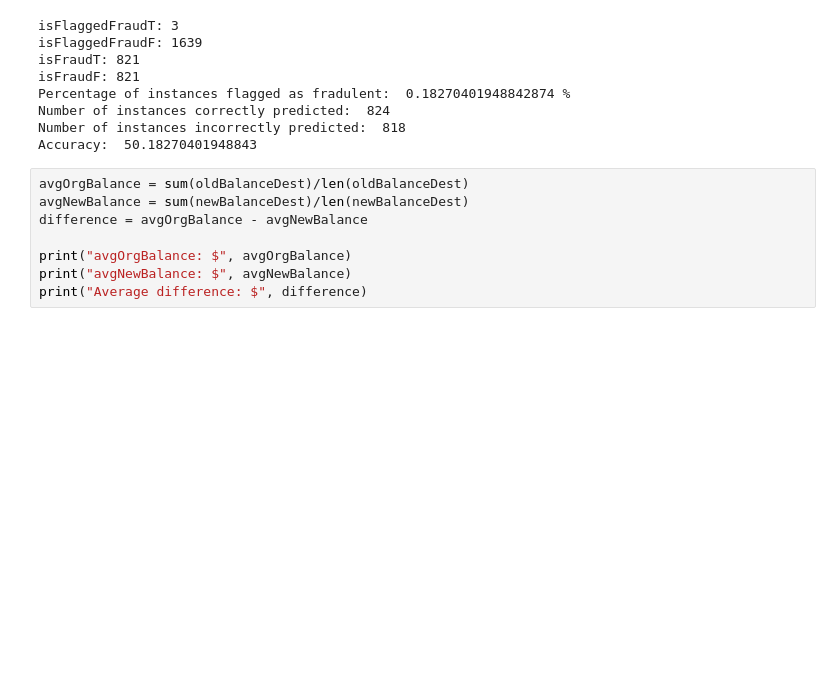
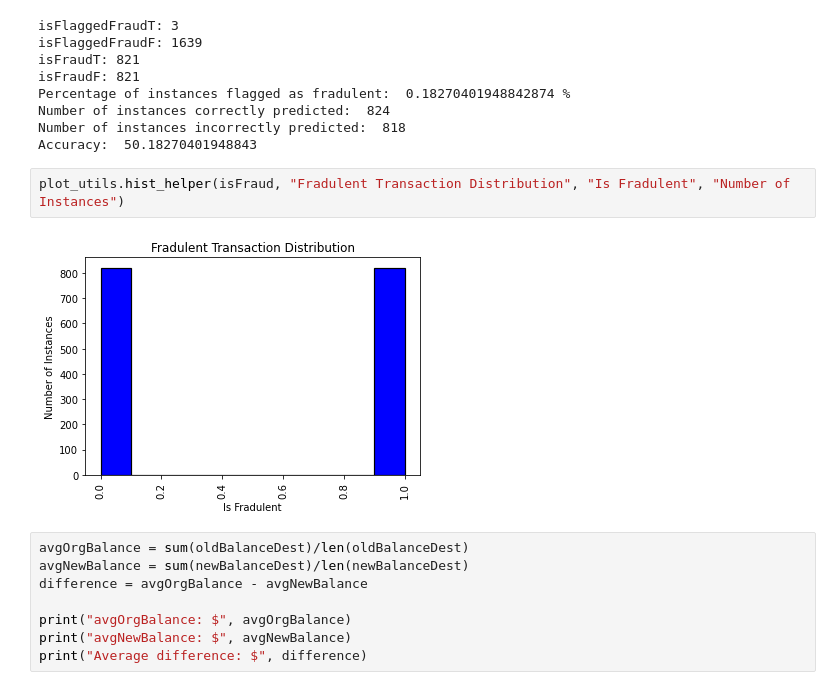
Before and after one commit to sberkson/FinancialFraudClassifier, a Jupyter notebook: EDA.ipynb, the cells around one changed output. Cells and saved outputs as stored; diff of their text form; blank space fills up the shorter version.

```diff
--- a/EDA.ipynb
+++ b/EDA.ipynb
@@ -85,6 +85,10 @@ Percentage of instances flagged as fradulent:  0.18270401948842874 %
 Number of instances correctly predicted:  824
 Number of instances incorrectly predicted:  818
 Accuracy:  50.18270401948843
+# %%
+plot_utils.hist_helper(isFraud, "Fradulent Transaction Distribution", "Is Fradulent", "Number of Instances")
+# %% [output]
+[figure, added]
 # %%
 avgOrgBalance = sum(oldBalanceDest)/len(oldBalanceDest)
 avgNewBalance = sum(newBalanceDest)/len(newBalanceDest)
```
Also changed, not shown: parts of 6 cells of this notebook, 4 other files.
